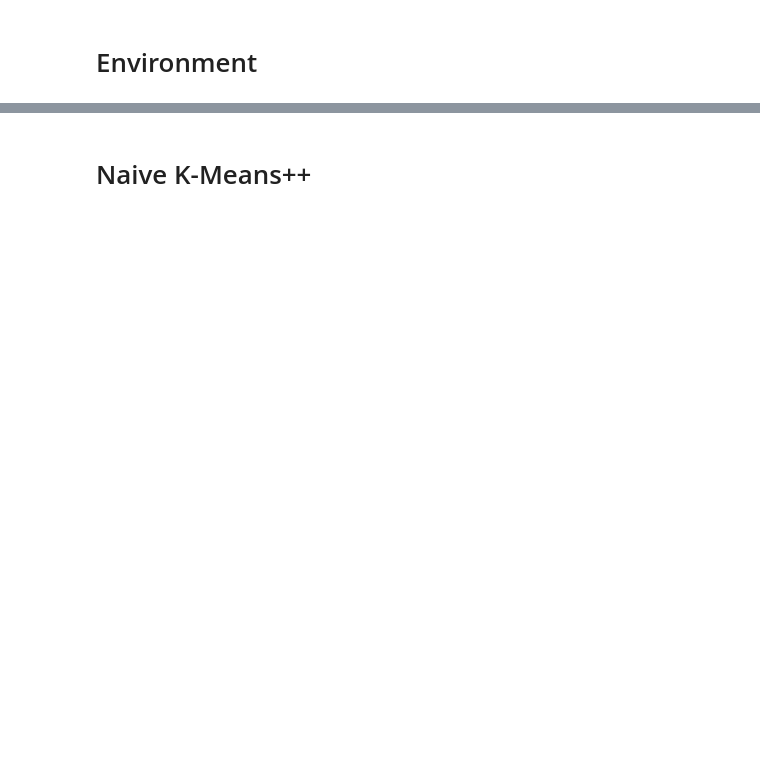
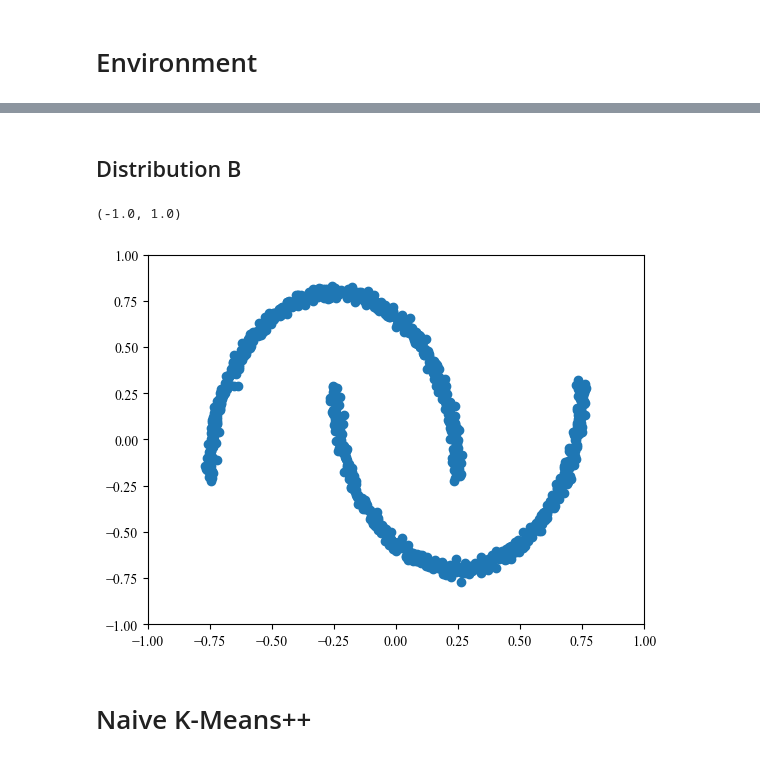
Before and after one commit to felix-cfzhou/replicable_clustering_experiments, a Jupyter notebook: replicable_clustering.ipynb, the cells around one changed output, grey strips where cells are left out. Saved outputs shown, nothing was run; the diff lists cells and outputs as text; code cells hidden in the pictures; blank space fills up the shorter version.

```diff
--- a/replicable_clustering.ipynb
+++ b/replicable_clustering.ipynb
@@ -40,0 +50,2 @@ plt.scatter([0.6, 0.6, -0.6, -0.6], [0.6, -0.6, 0.6, -0.6])
+# %% [markdown]
+## Distribution B
@@ -41,3 +63,13 @@ plt.scatter([0.6, 0.6, -0.6, -0.6], [0.6, -0.6, 0.6, -0.6])
+# %%
+moons_data = sample_moons(1000)
+plt.scatter(moons_data[:, 0], moons_data[:, 1])
+
+ax = plt.gca()
+ax.set_xlim(-1, 1)
+ax.set_ylim(-1, 1)
+# %% [output]
+(-1.0, 1.0)
+[figure, added]
 # %% [markdown]
 # Naive K-Means++
 # %%
```
Also changed, not shown: parts of 29 cells of this notebook, 5 other files.
